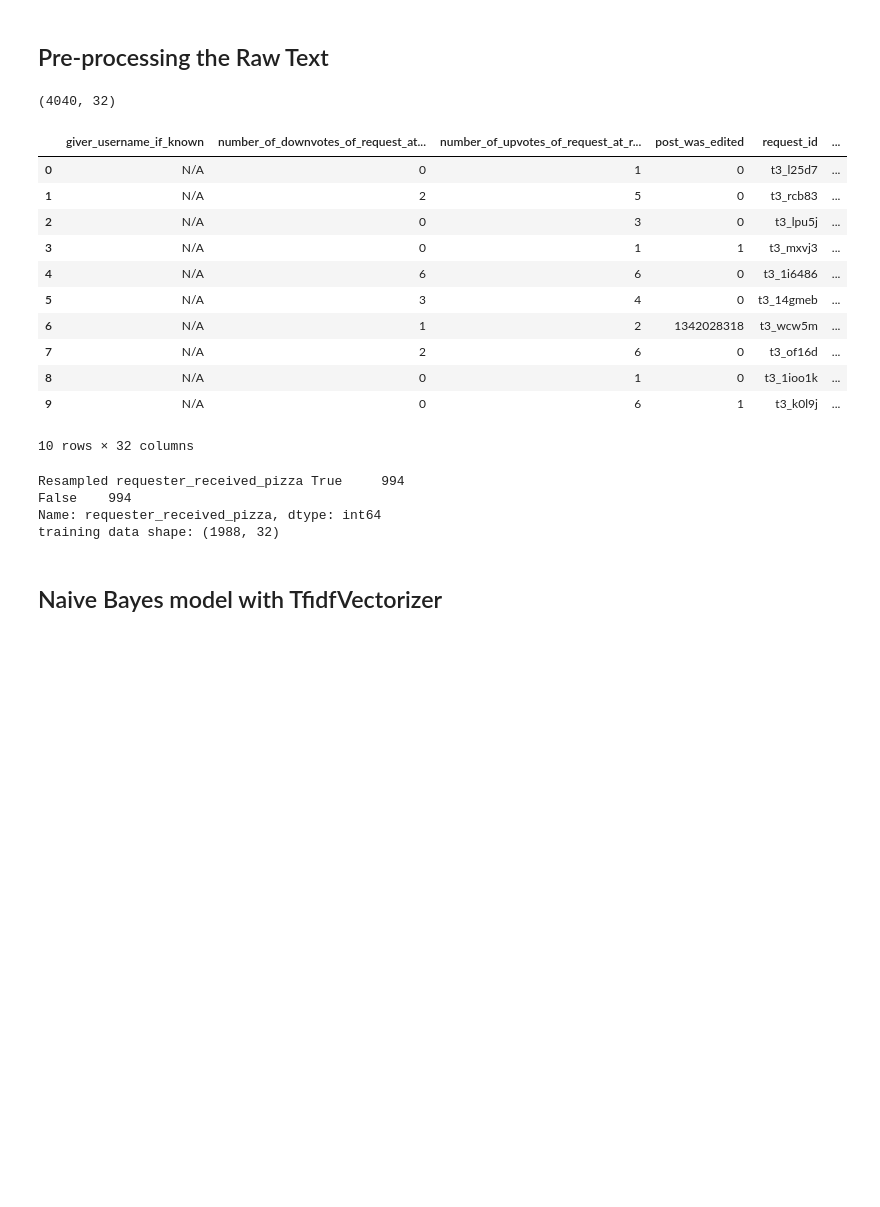
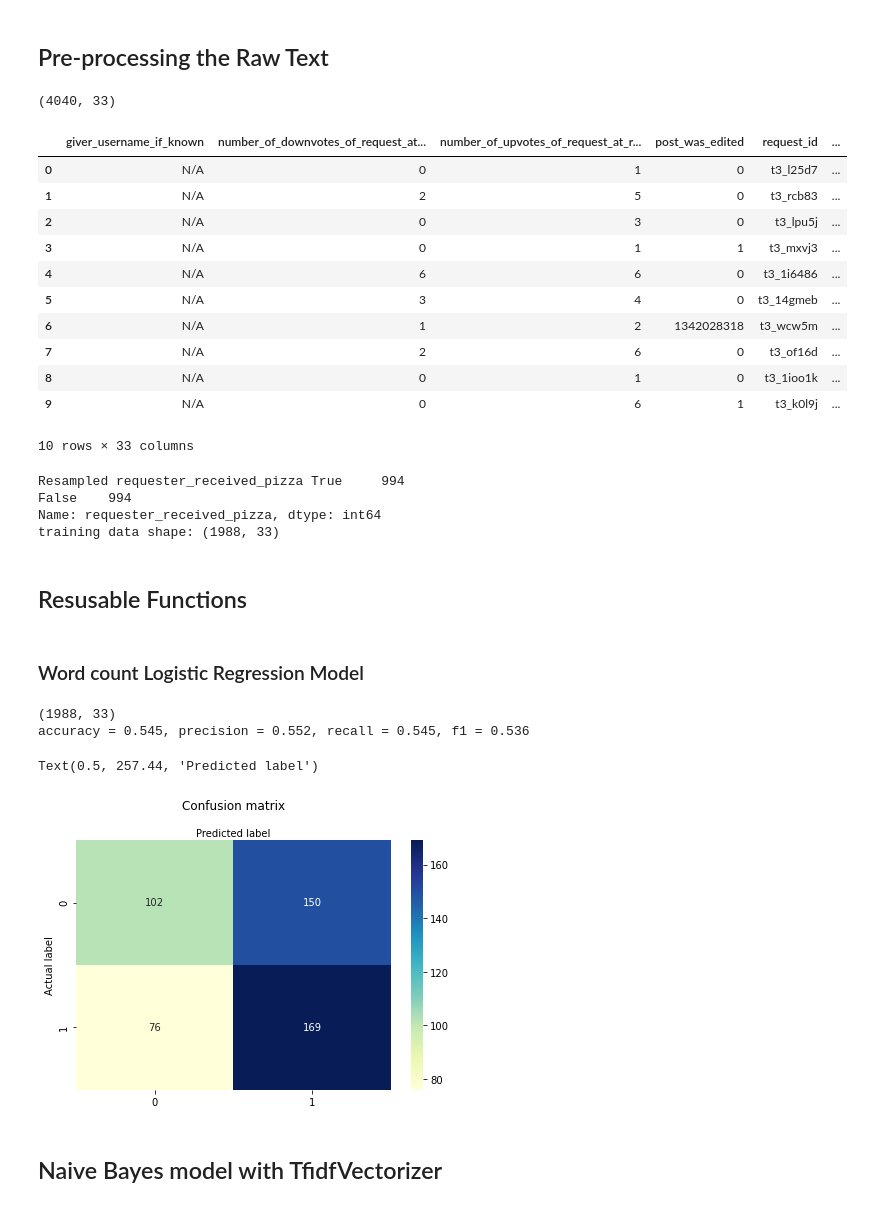
Before and after one commit to ssburgan/w207_final_project, a Jupyter notebook: notebooks/w207_RAOP_Final-Sybil.ipynb, the cells around one changed output. Saved outputs shown, nothing was run; the diff lists cells and outputs as text; code cells hidden in the pictures; blank space fills up the shorter version.

```diff
--- a/notebooks/w207_RAOP_Final-Sybil.ipynb
+++ b/notebooks/w207_RAOP_Final-Sybil.ipynb
@@ -124,7 +125,7 @@ Received Pizza:  False
 
 #train_data['processed_request_text'] = train_data['request_text'].str.lower()
 #train_data['processed_request_title'] = train_data['request_title'].str.lower()
-
+train_data['request_text_count'] = train_data['request_text'].str.count(' ') + 1
 #Check for null values
 train_data.isnull().sum()
 #Fill in null values
@@ -133,7 +134,7 @@ train_data['requester_user_flair'].fillna("",inplace=True)
 print(train_data.shape)
 train_data.head(10)
 # %% [output]
-(4040, 32)
+(4040, 33)
 |  | giver_username_if_known | number_of_downvotes_of_request_at... | number_of_upvotes_of_request_at_r... | post_was_edited | request_id | ... |
 | 0 | N/A | 0 | 1 | 0 | t3_l25d7 | ... |
 | 1 | N/A | 2 | 5 | 0 | t3_rcb83 | ... |
@@ -145,7 +146,7 @@ train_data.head(10)
 | 7 | N/A | 2 | 6 | 0 | t3_of16d | ... |
 | 8 | N/A | 0 | 1 | 0 | t3_1ioo1k | ... |
 | 9 | N/A | 0 | 6 | 1 | t3_k0l9j | ... |
-10 rows × 32 columns
+10 rows × 33 columns
 # %%
 # separate minority and majority classes
 negative = train_data[train_data.requester_received_pizza==0]
@@ -183,4 +184,6 @@ train_data = downsampled
 Resampled requester_received_pizza True     994
 False    994
 Name: requester_received_pizza, dtype: int64
-training data shape: (1988, 32)
+training data shape: (1988, 33)
+# %% [markdown]
+## Resusable Functions
@@ -187,2 +214,43 @@ training data shape: (1988, 32)
+# %% [markdown]
+### Word count Logistic Regression Model
+# %%
+print(train_data.shape)
+#Split training data into train and dev
+X_train, X_test, y_train, y_test = train_test_split(np.array(train_data['request_text_count']).reshape(-1,1), train_data['requester_received_pizza'], test_size=0.25,random_state=0)
+
+# Create and train model using train data
+#class_weights = ‘balanced’, the model automatically assigns the class weights inversely proportional to their respective frequencies.
+logreg = LogisticRegression(class_weight='balanced')
+logreg.fit(X_train,y_train)
+# Run model against test data
+pred = logreg.predict(X_test)
+
+# Look at confusion matrix
+
+accuracy, precision, recall, f1 = get_metrics(y_test, pred)
+print("accuracy = %.3f, precision = %.3f, recall = %.3f, f1 = %.3f" % (accuracy, precision, recall, f1))
+cnf_matrix = metrics.confusion_matrix(y_test, pred, labels=[True, False])
+
+#print(vectorizer.get_feature_names_out()[:20])
+
+# Plot results
+class_names=[0,1] # name  of classes
+fig, ax = plt.subplots()
+tick_marks = np.arange(len(class_names))
+plt.xticks(tick_marks, class_names)
+plt.yticks(tick_marks, class_names)
+
+# create heatmap
+sns.heatmap(pd.DataFrame(cnf_matrix), annot=True, cmap="YlGnBu" ,fmt='g')
+ax.xaxis.set_label_position("top")
+plt.tight_layout()
+plt.title('Confusion matrix', y=1.1)
+plt.ylabel('Actual label')
+plt.xlabel('Predicted label')
+# %% [output]
+(1988, 33)
+accuracy = 0.545, precision = 0.552, recall = 0.545, f1 = 0.536
+Text(0.5, 257.44, 'Predicted label')
+[figure, added]
 # %% [markdown]
 ## Naive Bayes model with TfidfVectorizer
```
Also changed, not shown: parts of 4 cells of this notebook.
